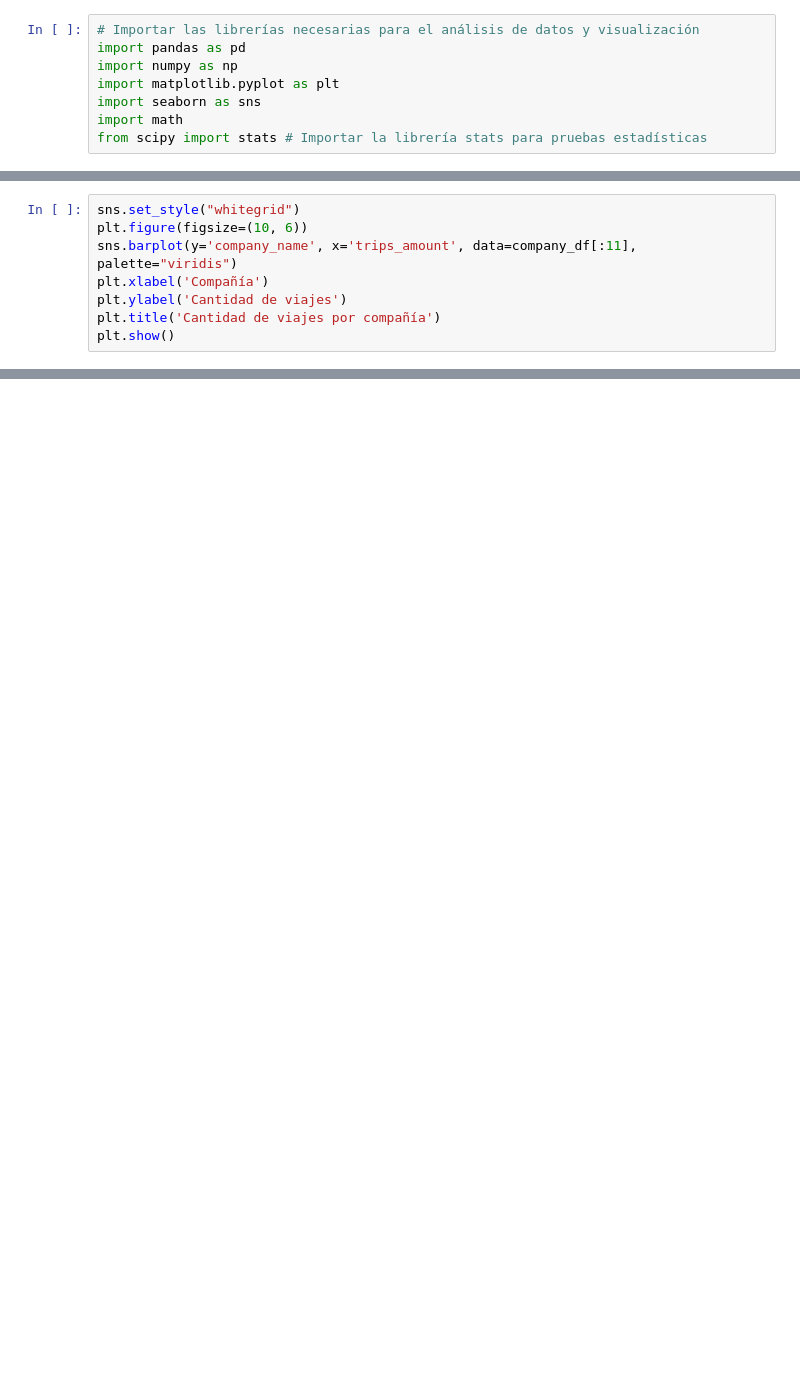
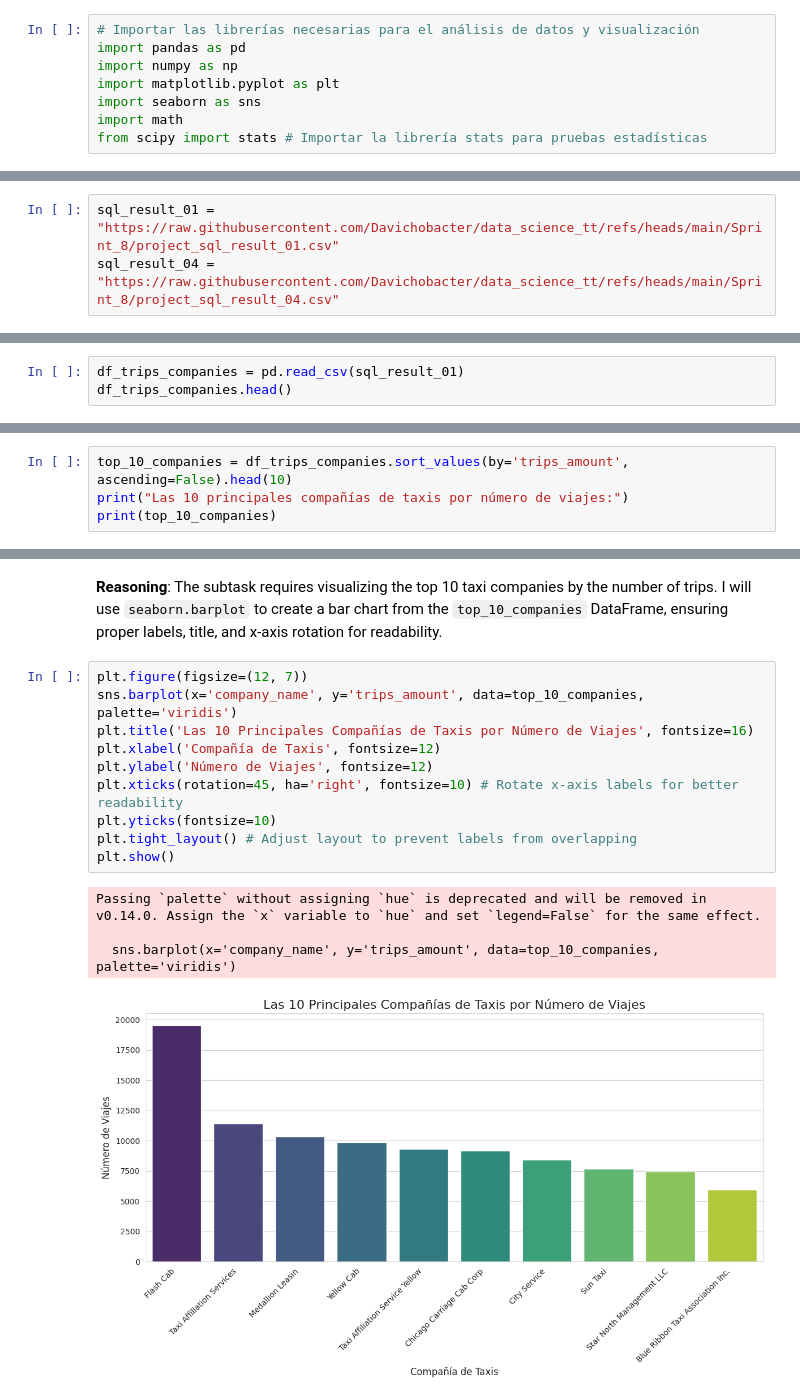
Before and after one commit to Davichobacter/data_science_tt, a Jupyter notebook: Sprint_8/notebook.ipynb, the cells around one changed output, grey strips where cells are left out. Saved outputs shown, nothing was run; the diff lists cells and outputs as text; blank space fills up the shorter version.

```diff
--- a/Sprint_8/notebook.ipynb
+++ b/Sprint_8/notebook.ipynb
@@ -152,8 +8,0 @@ plt.show()
-# %%
-sns.set_style("whitegrid")
-plt.figure(figsize=(10, 6))
-sns.barplot(y='company_name', x='trips_amount', data=company_df[:11], palette="viridis")
-plt.xlabel('Compañía')
-plt.ylabel('Cantidad de viajes')
-plt.title('Cantidad de viajes por compañía')
-plt.show()
@@ -164,0 +35,3 @@ Passing `palette` without assigning `hue` is deprecated and will be removed in v
+# %%
+sql_result_01 = "https://raw.githubusercontent.com/Davichobacter/data_science_tt/refs/heads/main/Sprint_8/project_sql_result_01.csv"
+sql_result_04 = "https://raw.githubusercontent.com/Davichobacter/data_science_tt/refs/heads/main/Sprint_8/project_sql_result_04.csv"
@@ -164,0 +49,3 @@ Passing `palette` without assigning `hue` is deprecated and will be removed in v
+# %%
+df_trips_companies = pd.read_csv(sql_result_01)
+df_trips_companies.head()
@@ -164,0 +164,4 @@ Passing `palette` without assigning `hue` is deprecated and will be removed in v
+# %%
+top_10_companies = df_trips_companies.sort_values(by='trips_amount', ascending=False).head(10)
+print("Las 10 principales compañías de taxis por número de viajes:")
+print(top_10_companies)
@@ -164,0 +186,18 @@ Passing `palette` without assigning `hue` is deprecated and will be removed in v
+# %% [markdown]
+**Reasoning**:
+The subtask requires visualizing the top 10 taxi companies by the number of trips. I will use `seaborn.barplot` to create a bar chart from the `top_10_companies` DataFrame, ensuring proper labels, title, and x-axis rotation for readability.
+# %%
+plt.figure(figsize=(12, 7))
+sns.barplot(x='company_name', y='trips_amount', data=top_10_companies, palette='viridis')
+plt.title('Las 10 Principales Compañías de Taxis por Número de Viajes', fontsize=16)
+plt.xlabel('Compañía de Taxis', fontsize=12)
+plt.ylabel('Número de Viajes', fontsize=12)
+plt.xticks(rotation=45, ha='right', fontsize=10) # Rotate x-axis labels for better readability
+plt.yticks(fontsize=10)
+plt.tight_layout() # Adjust layout to prevent labels from overlapping
+plt.show()
+# %% [output]
+Passing `palette` without assigning `hue` is deprecated and will be removed in v0.14.0. Assign the `x` variable to `hue` and set `legend=False` for the same effect.
+
+  sns.barplot(x='company_name', y='trips_amount', data=top_10_companies, palette='viridis')
+[figure, added]
```
Also changed, not shown: parts of 47 cells of this notebook.
